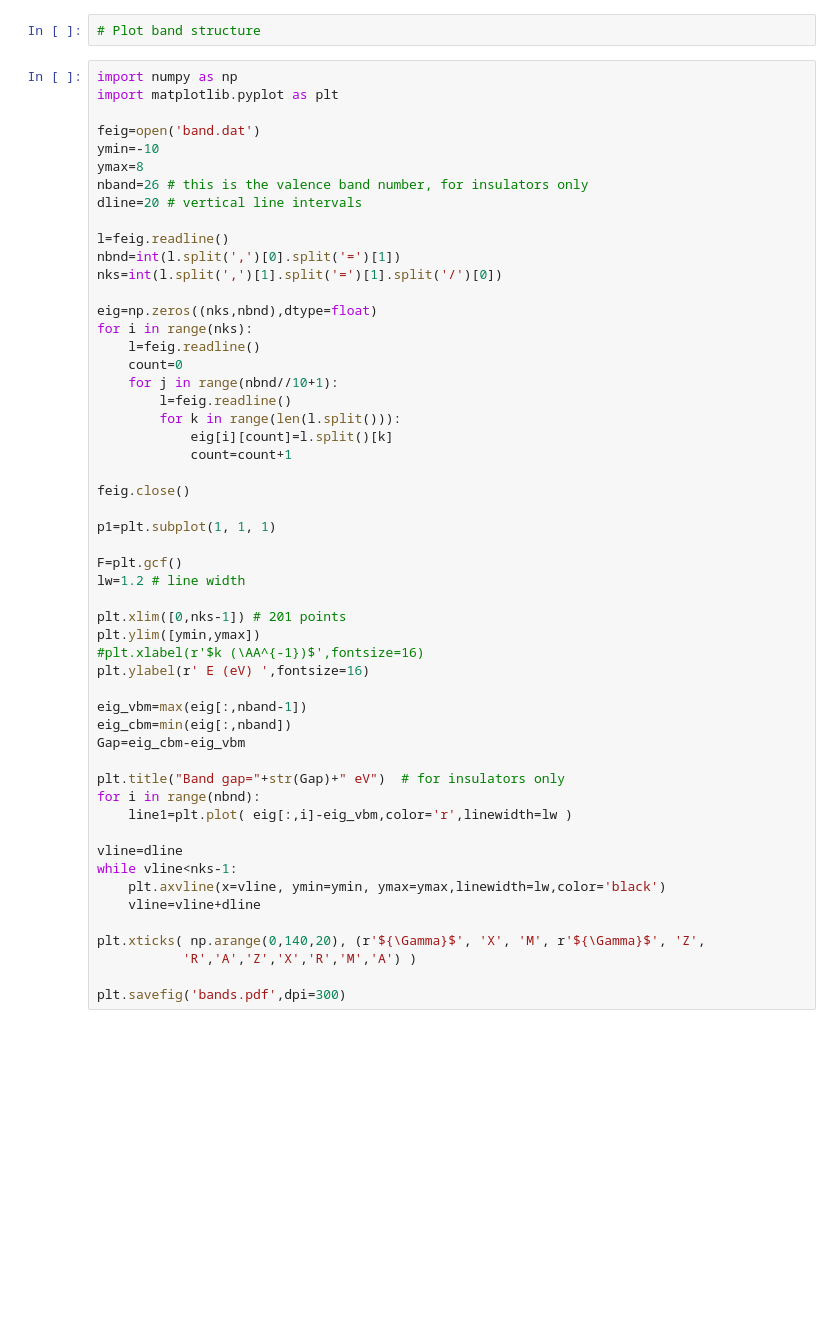
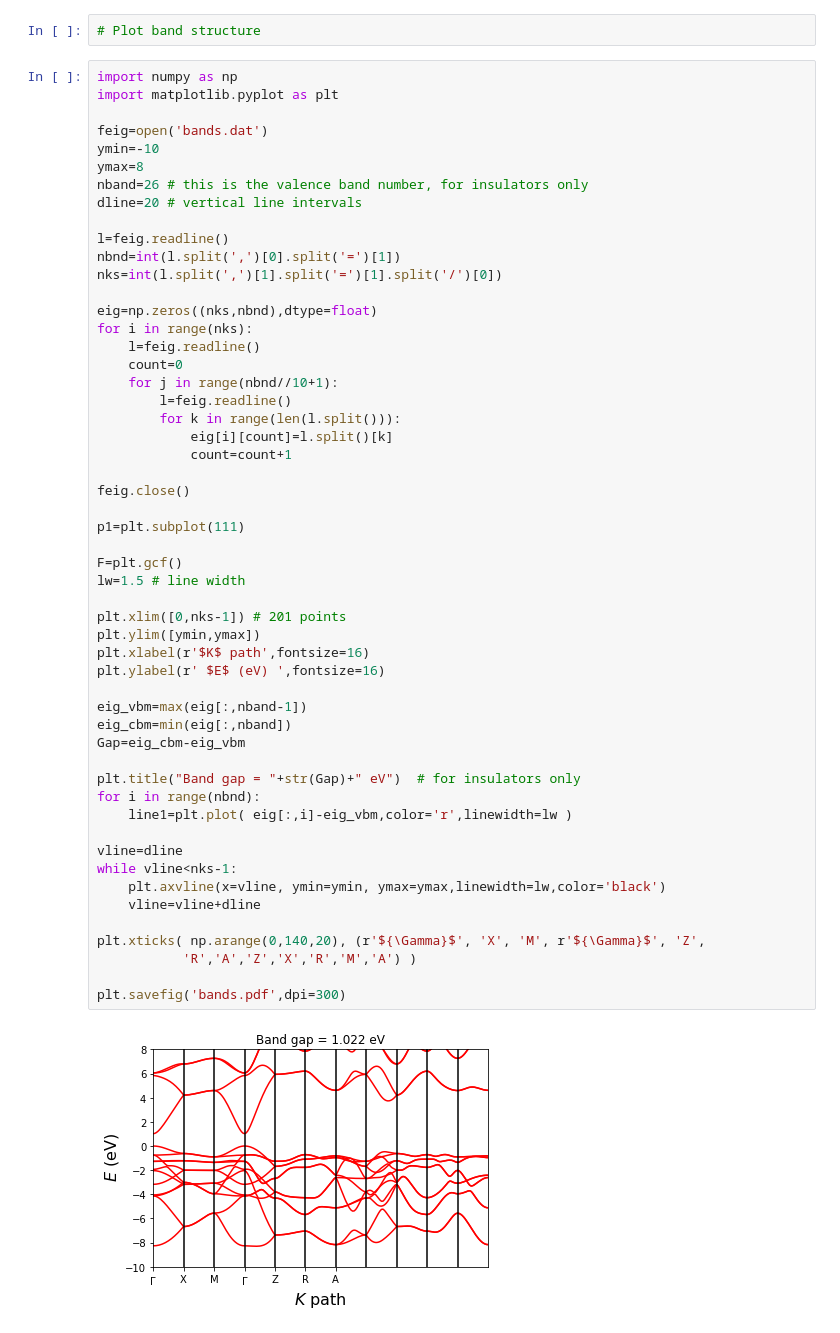
Before and after one commit to yw-fang/QE-PlotPhonon-toolkit, a Jupyter notebook: PlotPhon/Examples/polar/QE-bandplot/bandplot.ipynb, the cells around one changed output. Cells and saved outputs as stored; diff of their text form; blank space fills up the shorter version.

Commit message:
plot a figure in jupyter-lab

```diff
--- a/PlotPhon/Examples/polar/QE-bandplot/bandplot.ipynb
+++ b/PlotPhon/Examples/polar/QE-bandplot/bandplot.ipynb
@@ -60,7 +62,7 @@ plt.show()
 import numpy as np
 import matplotlib.pyplot as plt
 
-feig=open('band.dat')
+feig=open('bands.dat')
 ymin=-10
 ymax=8
 nband=26 # this is the valence band number, for insulators only
@@ -77,35 +79,37 @@ for i in range(nks):
     for j in range(nbnd//10+1):
         l=feig.readline()
         for k in range(len(l.split())):
             eig[i][count]=l.split()[k]
             count=count+1
 
 feig.close()
 
-p1=plt.subplot(1, 1, 1)
+p1=plt.subplot(111)
 
 F=plt.gcf()
-lw=1.2 # line width
+lw=1.5 # line width
 
 plt.xlim([0,nks-1]) # 201 points
 plt.ylim([ymin,ymax])
-#plt.xlabel(r'$k (\AA^{-1})$',fontsize=16)
-plt.ylabel(r' E (eV) ',fontsize=16)
+plt.xlabel(r'$K$ path',fontsize=16)
+plt.ylabel(r' $E$ (eV) ',fontsize=16)
 
 eig_vbm=max(eig[:,nband-1])
 eig_cbm=min(eig[:,nband])
 Gap=eig_cbm-eig_vbm
 
-plt.title("Band gap="+str(Gap)+" eV")  # for insulators only
+plt.title("Band gap = "+str(Gap)+" eV")  # for insulators only
 for i in range(nbnd):
     line1=plt.plot( eig[:,i]-eig_vbm,color='r',linewidth=lw )
 
 vline=dline
 while vline<nks-1:
     plt.axvline(x=vline, ymin=ymin, ymax=ymax,linewidth=lw,color='black')
     vline=vline+dline
 
 plt.xticks( np.arange(0,140,20), (r'${\Gamma}$', 'X', 'M', r'${\Gamma}$', 'Z',
            'R','A','Z','X','R','M','A') )
 
 plt.savefig('bands.pdf',dpi=300)
+# %% [output]
+[figure, added]
```
Also changed, not shown: parts of 1 cell of this notebook.
